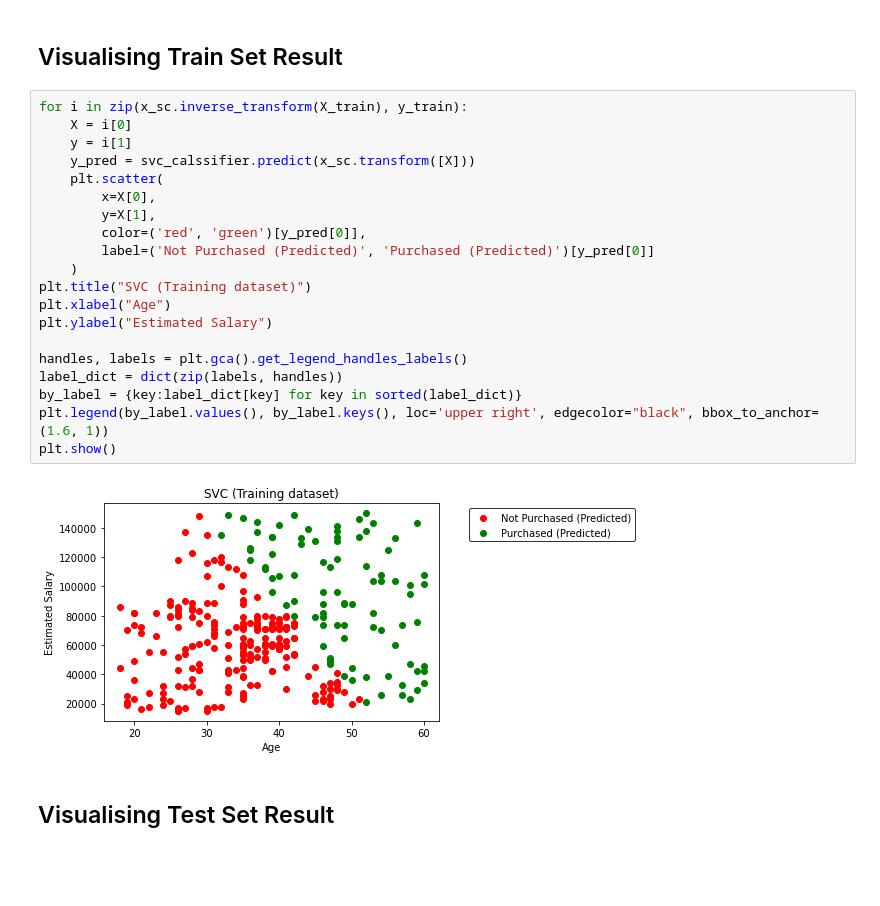
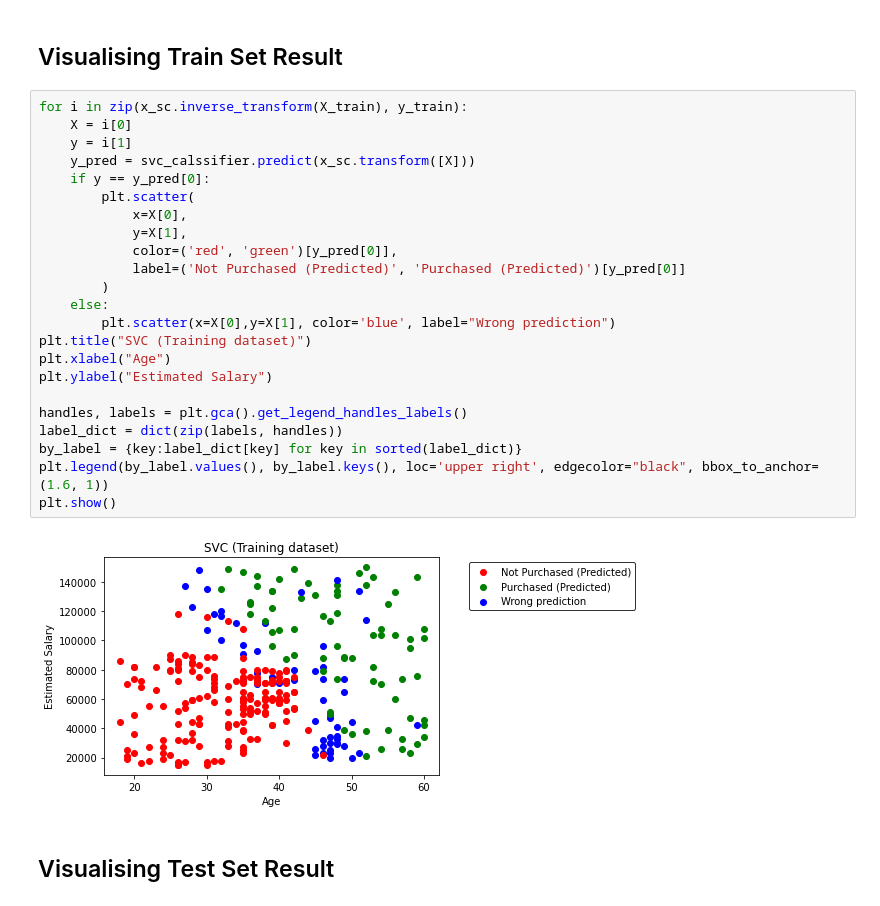
Before and after one commit to sanjay-rb/Machine-learning, a Jupyter notebook: notebook/12 . (SVC) Support Vector Classification.ipynb, the cells around one changed output. Cells and saved outputs as stored; diff of their text form; blank space fills up the shorter version.

Commit message:
Added wrong case

```diff
--- a/notebook/12 . (SVC) Support Vector Classification.ipynb
+++ b/notebook/12 . (SVC) Support Vector Classification.ipynb
@@ -128,25 +128,28 @@ Estimated Salary       0.92      0.75      0.83        32
 # %%
 for i in zip(x_sc.inverse_transform(X_train), y_train):
     X = i[0]
     y = i[1]
     y_pred = svc_calssifier.predict(x_sc.transform([X]))
-    plt.scatter(
-        x=X[0],
-        y=X[1],
-        color=('red', 'green')[y_pred[0]],
-        label=('Not Purchased (Predicted)', 'Purchased (Predicted)')[y_pred[0]]
-    )
+    if y == y_pred[0]:
+        plt.scatter(
+            x=X[0],
+            y=X[1],
+            color=('red', 'green')[y_pred[0]],
+            label=('Not Purchased (Predicted)', 'Purchased (Predicted)')[y_pred[0]]
+        )
+    else:
+        plt.scatter(x=X[0],y=X[1], color='blue', label="Wrong prediction")
 plt.title("SVC (Training dataset)")
 plt.xlabel("Age")
 plt.ylabel("Estimated Salary")
 
 handles, labels = plt.gca().get_legend_handles_labels()
 label_dict = dict(zip(labels, handles))
 by_label = {key:label_dict[key] for key in sorted(label_dict)}
 plt.legend(by_label.values(), by_label.keys(), loc='upper right', edgecolor="black", bbox_to_anchor=(1.6, 1))
 plt.show()
 # %% [output]
-[figure, old version]
+[figure, new version]
 # %% [markdown]
 ## Visualising Test Set Result
 # %%
```
Also changed, not shown: parts of 1 cell of this notebook.
